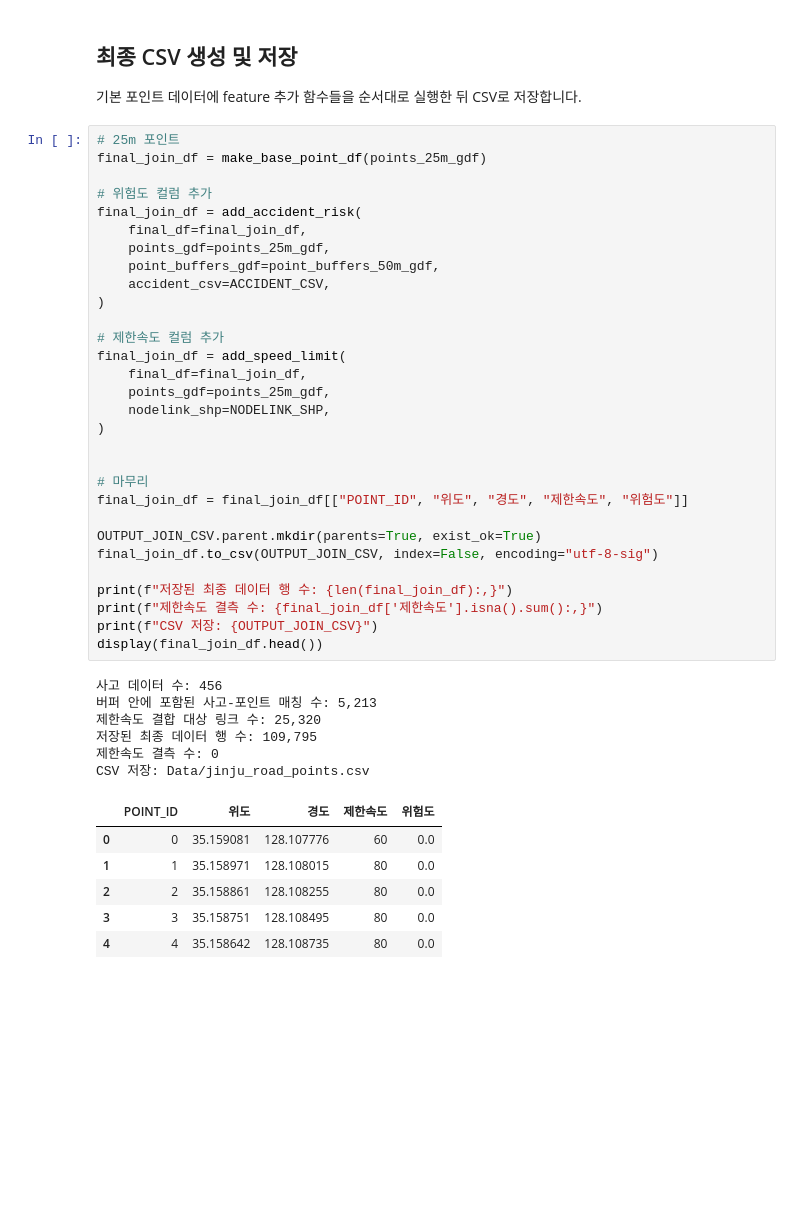
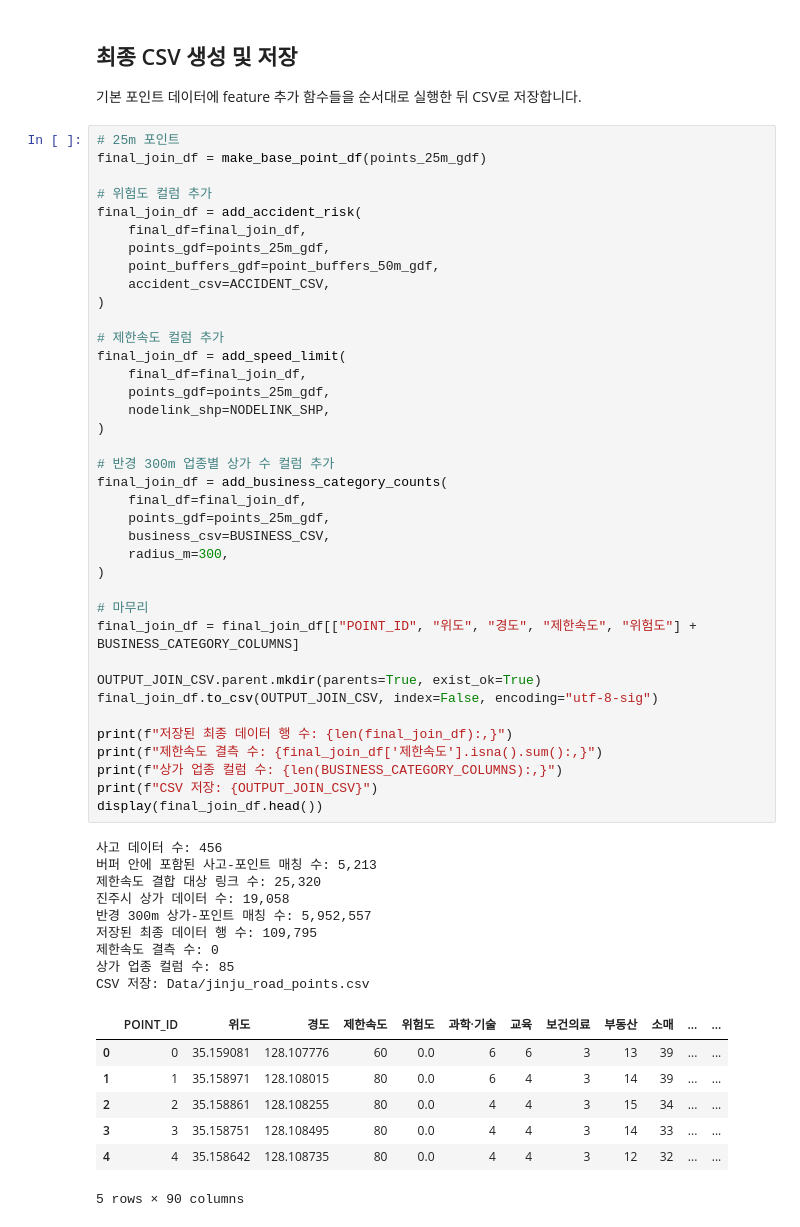
Before and after one commit to chan1945/SilverWalk_Data, a Jupyter notebook: 데이터결합.ipynb, the cells around one changed output. Cells and saved outputs as stored; diff of their text form; blank space fills up the shorter version.

Commit message:
Add business category count features

```diff
--- a/데이터결합.ipynb
+++ b/데이터결합.ipynb
@@ -428,37 +576,49 @@ final_join_df = add_accident_risk(
     final_df=final_join_df,
     points_gdf=points_25m_gdf,
     point_buffers_gdf=point_buffers_50m_gdf,
     accident_csv=ACCIDENT_CSV,
 )
 
 # 제한속도 컬럼 추가
 final_join_df = add_speed_limit(
     final_df=final_join_df,
     points_gdf=points_25m_gdf,
     nodelink_shp=NODELINK_SHP,
 )
 
+# 반경 300m 업종별 상가 수 컬럼 추가
+final_join_df = add_business_category_counts(
+    final_df=final_join_df,
+    points_gdf=points_25m_gdf,
+    business_csv=BUSINESS_CSV,
+    radius_m=300,
+)
 
 # 마무리
-final_join_df = final_join_df[["POINT_ID", "위도", "경도", "제한속도", "위험도"]]
+final_join_df = final_join_df[["POINT_ID", "위도", "경도", "제한속도", "위험도"] + BUSINESS_CATEGORY_COLUMNS]
 
 OUTPUT_JOIN_CSV.parent.mkdir(parents=True, exist_ok=True)
 final_join_df.to_csv(OUTPUT_JOIN_CSV, index=False, encoding="utf-8-sig")
 
 print(f"저장된 최종 데이터 행 수: {len(final_join_df):,}")
 print(f"제한속도 결측 수: {final_join_df['제한속도'].isna().sum():,}")
+print(f"상가 업종 컬럼 수: {len(BUSINESS_CATEGORY_COLUMNS):,}")
 print(f"CSV 저장: {OUTPUT_JOIN_CSV}")
 display(final_join_df.head())
 # %% [output]
 사고 데이터 수: 456
 버퍼 안에 포함된 사고-포인트 매칭 수: 5,213
 제한속도 결합 대상 링크 수: 25,320
+진주시 상가 데이터 수: 19,058
+반경 300m 상가-포인트 매칭 수: 5,952,557
 저장된 최종 데이터 행 수: 109,795
 제한속도 결측 수: 0
+상가 업종 컬럼 수: 85
 CSV 저장: Data/jinju_road_points.csv
-|  | POINT_ID | 위도 | 경도 | 제한속도 | 위험도 |
-| 0 | 0 | 35.159081 | 128.107776 | 60 | 0.0 |
-| 1 | 1 | 35.158971 | 128.108015 | 80 | 0.0 |
-| 2 | 2 | 35.158861 | 128.108255 | 80 | 0.0 |
-| 3 | 3 | 35.158751 | 128.108495 | 80 | 0.0 |
-| 4 | 4 | 35.158642 | 128.108735 | 80 | 0.0 |
+|  | POINT_ID | 위도 | 경도 | 제한속도 | 위험도 | 과학·기술 | 교육 | 보건의료 | 부동산 | 소매 | ... | ... |
+| 0 | 0 | 35.159081 | 128.107776 | 60 | 0.0 | 6 | 6 | 3 | 13 | 39 | ... | ... |
+| 1 | 1 | 35.158971 | 128.108015 | 80 | 0.0 | 6 | 4 | 3 | 14 | 39 | ... | ... |
+| 2 | 2 | 35.158861 | 128.108255 | 80 | 0.0 | 4 | 4 | 3 | 15 | 34 | ... | ... |
+| 3 | 3 | 35.158751 | 128.108495 | 80 | 0.0 | 4 | 4 | 3 | 14 | 33 | ... | ... |
+| 4 | 4 | 35.158642 | 128.108735 | 80 | 0.0 | 4 | 4 | 3 | 12 | 32 | ... | ... |
+5 rows × 90 columns
```
Also changed, not shown: parts of 1 cell of this notebook.
